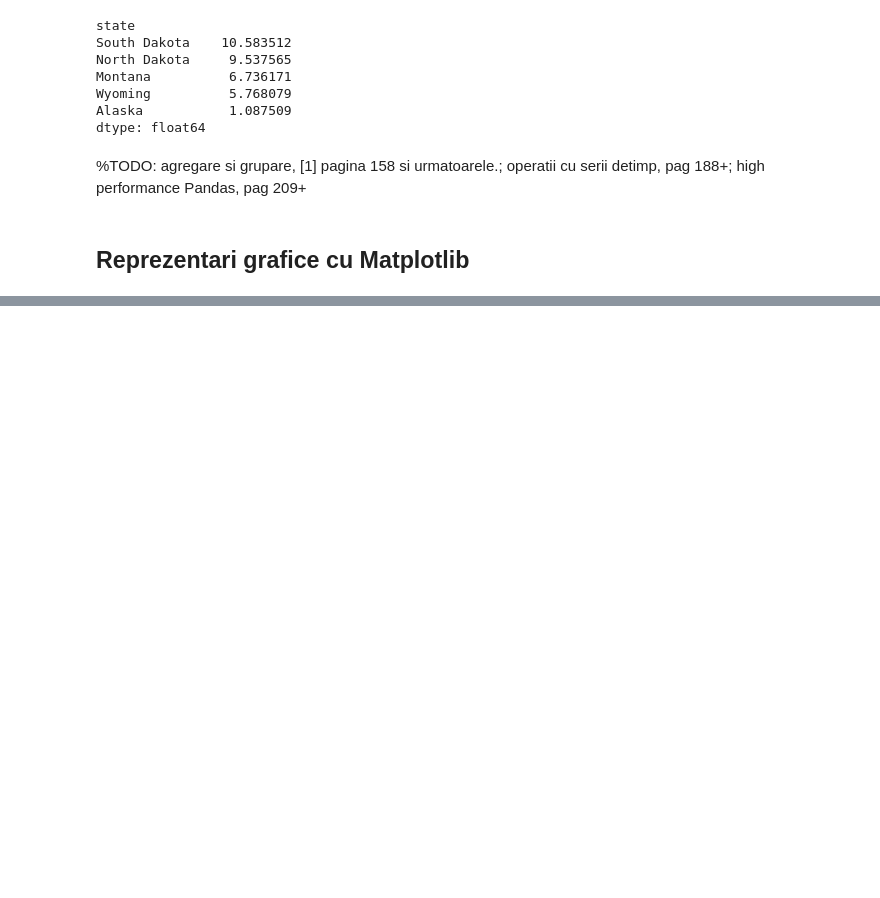
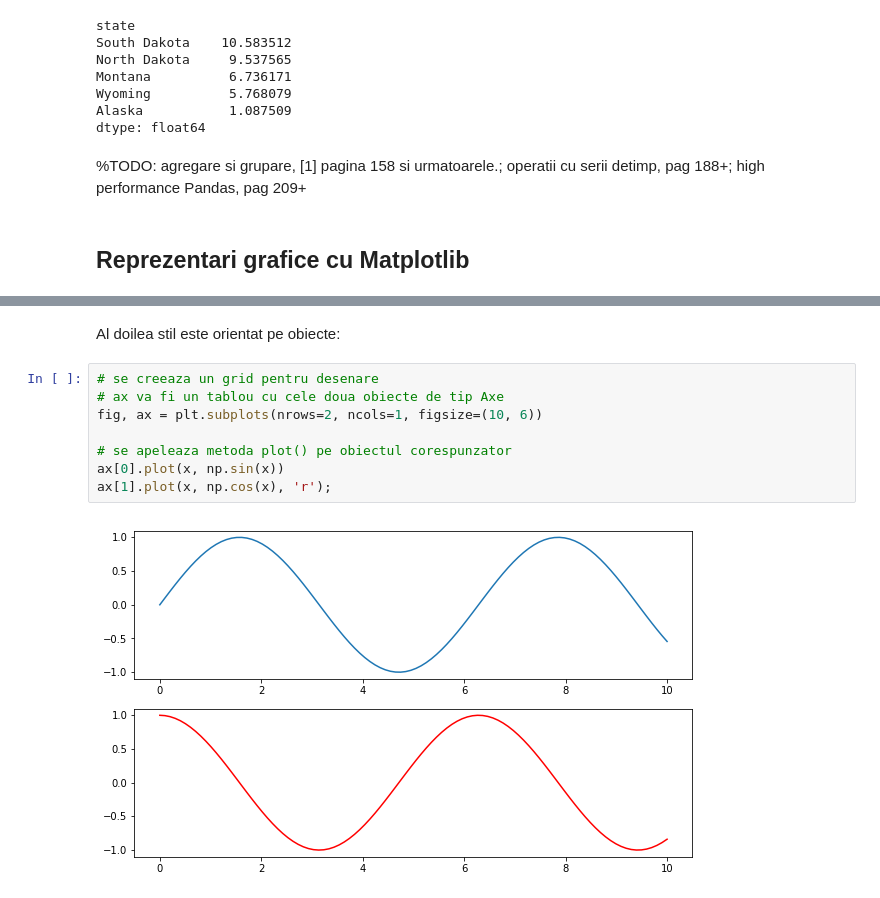
Before and after one commit to lmsasu/cursuri, a Jupyter notebook: Introducere_in_data_science/cursuri/Curs3/Curs3.ipynb, the cells around one changed output, grey strips where cells are left out. Cells and saved outputs as stored; diff of their text form; blank space fills up the shorter version.

```diff
--- a/Introducere_in_data_science/cursuri/Curs3/Curs3.ipynb
+++ b/Introducere_in_data_science/cursuri/Curs3/Curs3.ipynb
@@ -1357,0 +1428,12 @@ dtype: float64
+# %% [markdown]
+Al doilea stil este orientat pe obiecte:
+# %%
+# se creeaza un grid pentru desenare
+# ax va fi un tablou cu cele doua obiecte de tip Axe
+fig, ax = plt.subplots(nrows=2, ncols=1, figsize=(10, 6))
+
+# se apeleaza metoda plot() pe obiectul corespunzator
+ax[0].plot(x, np.sin(x))
+ax[1].plot(x, np.cos(x), 'r');
+# %% [output]
+[figure, added]
```
Also changed, not shown: parts of 29 cells of this notebook, 4 other files.
